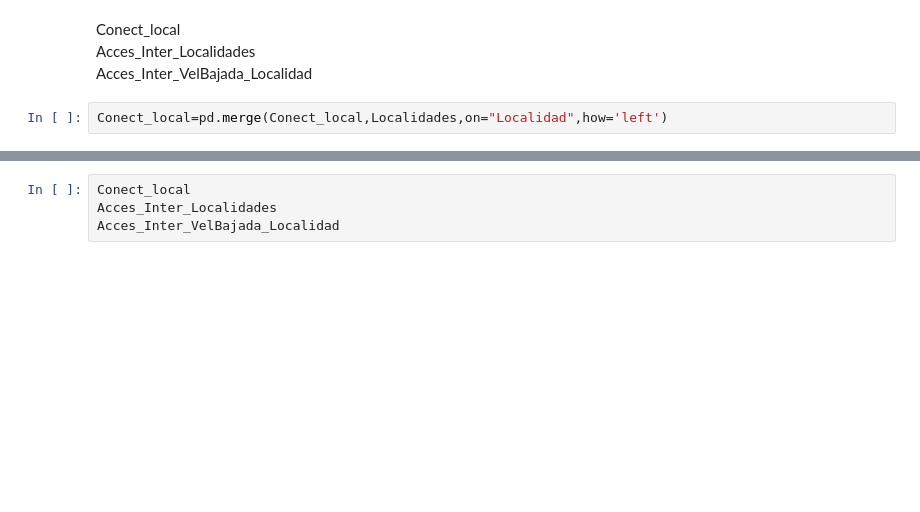
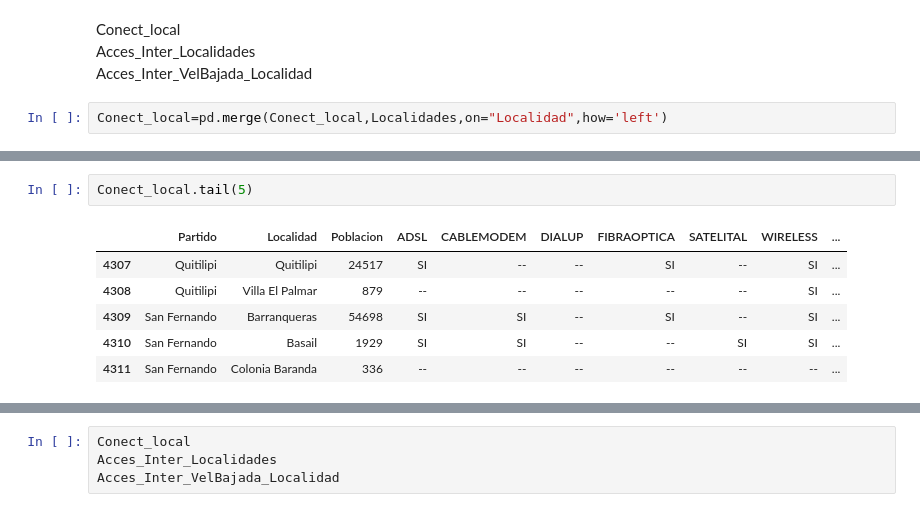
Before and after one commit to A-Lasso/Proyecto_Individual2, a Jupyter notebook: ETL.ipynb, the cells around one changed output, grey strips where cells are left out. Saved outputs shown, nothing was run; the diff lists cells and outputs as text; blank space fills up the shorter version.

```diff
--- a/ETL.ipynb
+++ b/ETL.ipynb
@@ -1171,2 +1180,11 @@ Conect_local=pd.merge(Conect_local,Localidades,on="Localidad",how='left')
+# %%
+Conect_local.tail(5)
+# %% [output]
+|  | Partido | Localidad | Poblacion | ADSL | CABLEMODEM | DIALUP | FIBRAOPTICA | SATELITAL | WIRELESS | ... |
+| 4307 | Quitilipi | Quitilipi | 24517 | SI | -- | -- | SI | -- | SI | ... |
+| 4308 | Quitilipi | Villa El Palmar | 879 | -- | -- | -- | -- | -- | SI | ... |
+| 4309 | San Fernando | Barranqueras | 54698 | SI | SI | -- | SI | -- | SI | ... |
+| 4310 | San Fernando | Basail | 1929 | SI | SI | -- | -- | SI | SI | ... |
+| 4311 | San Fernando | Colonia Baranda | 336 | -- | -- | -- | -- | -- | -- | ... |
 # %%
 Conect_local.isna().sum()
```
Also changed, not shown: parts of 21 cells of this notebook, 1 other file.
